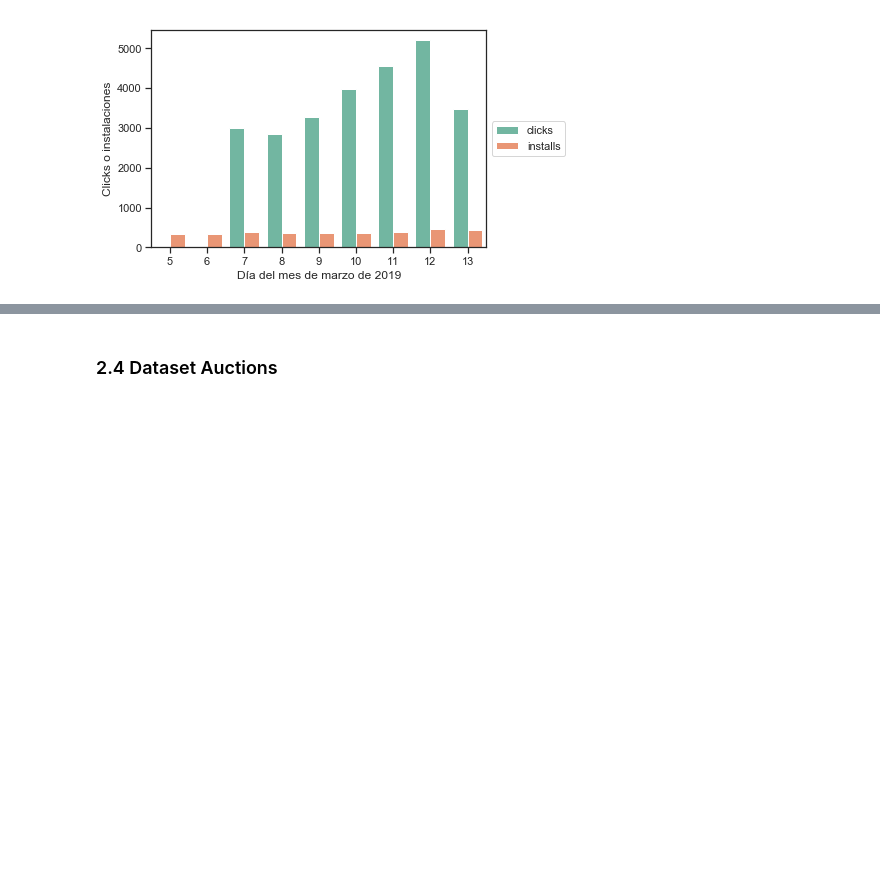
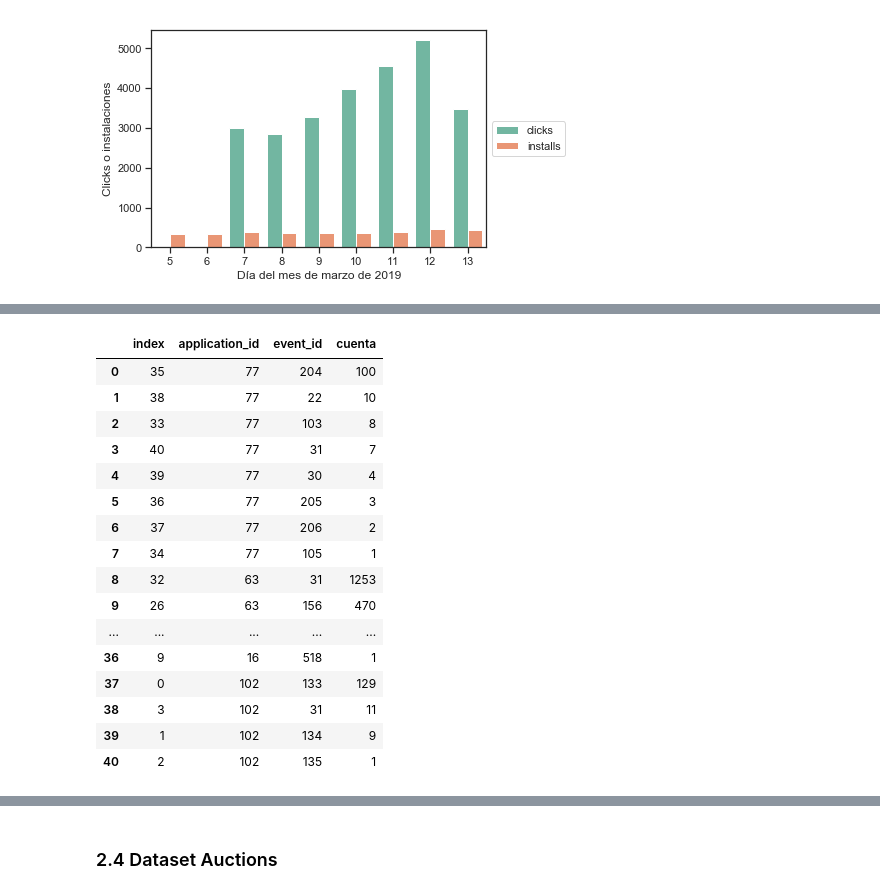
Before and after one commit to flor14/Organizacion_de_datos_2019, a Jupyter notebook: Tp1_datos.ipynb, the cells around one changed output, grey strips where cells are left out. Saved outputs shown, nothing was run; the diff lists cells and outputs as text; code cells hidden in the pictures; blank space fills up the shorter version.

```diff
--- a/Tp1_datos.ipynb
+++ b/Tp1_datos.ipynb
@@ -754,0 +842,27 @@ events.groupby("attributed").agg({"event_id":"count"})
+# %%
+#filtrando las 'application_id' top de eventos
+
+events_top2 = events[(events.application_id == '63') | (events.application_id == '16') | (events.application_id == '45') | (events.application_id == '170') | (events.application_id == '102') | (events.application_id == '77') | (events.application_id == '244')]
+events_top3 = events_top2[['attributed', 'event_id','application_id']]
+
+#agrupando y ordenando el top del tipo de evento por 'application_id'
+events_top4 = events_top3[events_top3['attributed'] == 'True'].groupby(['application_id','event_id'], group_keys=False).size().reset_index(name='cuenta').sort_values(['application_id','cuenta'],ascending=False).reset_index()
+events_top4
+# %% [output]
+|  | index | application_id | event_id | cuenta |
+| 0 | 35 | 77 | 204 | 100 |
+| 1 | 38 | 77 | 22 | 10 |
+| 2 | 33 | 77 | 103 | 8 |
+| 3 | 40 | 77 | 31 | 7 |
+| 4 | 39 | 77 | 30 | 4 |
+| 5 | 36 | 77 | 205 | 3 |
+| 6 | 37 | 77 | 206 | 2 |
+| 7 | 34 | 77 | 105 | 1 |
+| 8 | 32 | 63 | 31 | 1253 |
+| 9 | 26 | 63 | 156 | 470 |
+| ... | ... | ... | ... | ... |
+| 36 | 9 | 16 | 518 | 1 |
+| 37 | 0 | 102 | 133 | 129 |
+| 38 | 3 | 102 | 31 | 11 |
+| 39 | 1 | 102 | 134 | 9 |
+| 40 | 2 | 102 | 135 | 1 |
```
Also changed, not shown: parts of 36 cells of this notebook.
